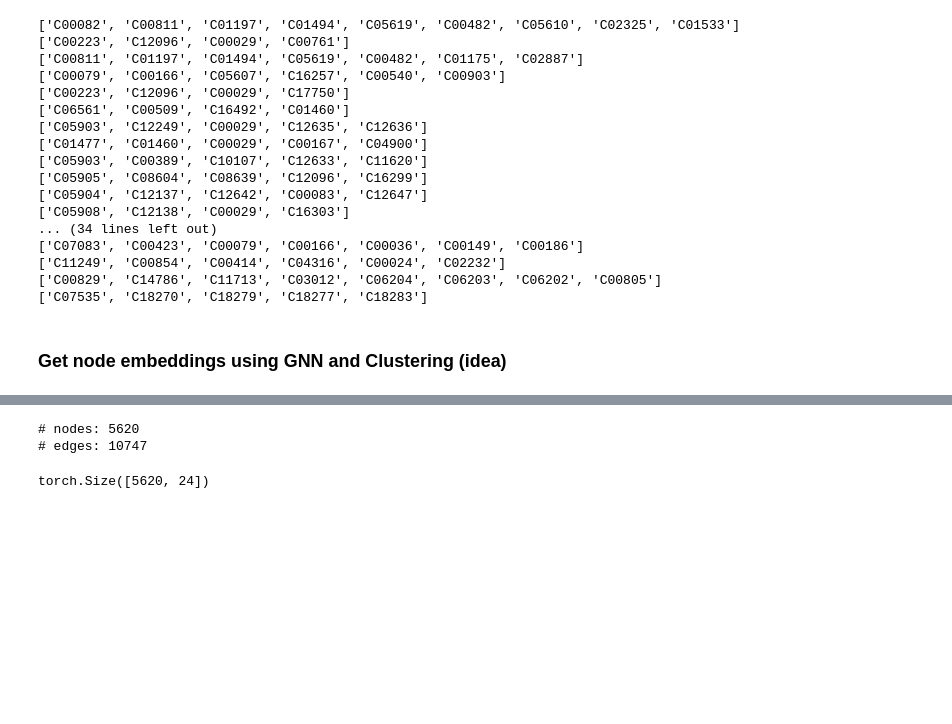
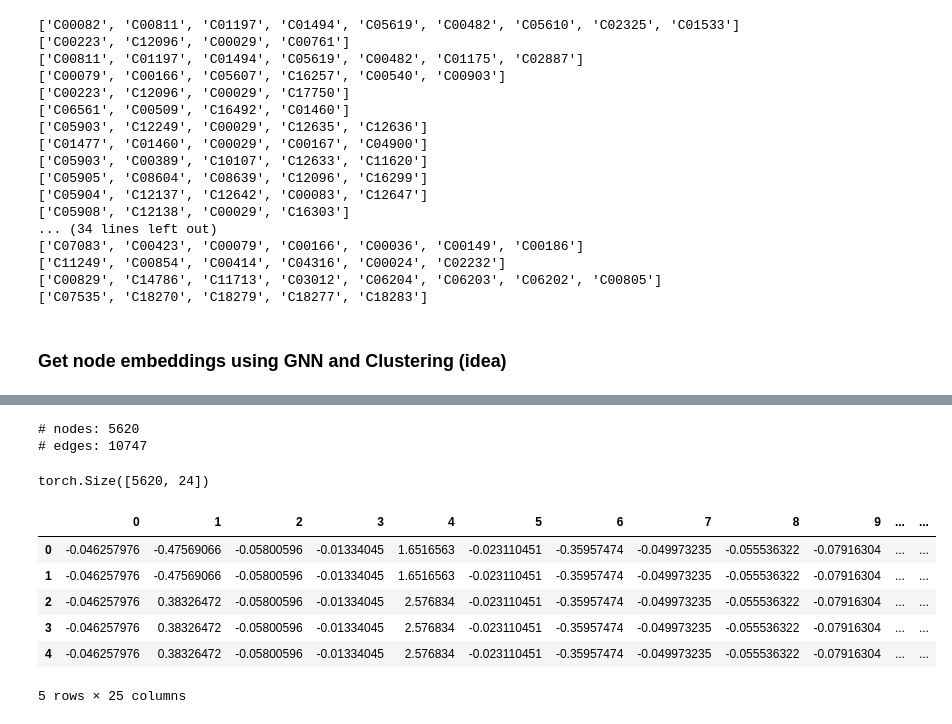
Before and after one commit to costasmexis/pathwayFinder, a Jupyter notebook: main.ipynb, the cells around one changed output, grey strips where cells are left out. Drawn from its saved outputs; the diff is of its cells as text; code cells hidden in the pictures; blank space fills up the shorter version.

```diff
--- a/main.ipynb
+++ b/main.ipynb
@@ -394,22 +375,0 @@ df.head()
-# %%
-G = nx.Graph()
-
-# iterate over the rows of the DataFrame and add each edge to the graph
-for index, row in pairs.iterrows():
-    source = row['source']
-    target = row['target']
-    G.add_edge(source, target)
-
-# Add df cols as node features
-node_data = df.set_index('id').to_dict('index')
-
-# Add the node features to the graph
-for node, data in G.nodes(data=True):
-    node_features = node_data.get(node)
-    if node_features:
-        data.update(node_features)
-
-print('# nodes:', G.number_of_nodes(), "\n# edges:", G.number_of_edges())
-# %% [output]
-# nodes: 5620
-# edges: 10747
@@ -416,14 +378,68 @@ print('# nodes:', G.number_of_nodes(), "\n# edges:", G.number_of_edges())
+# %%
+from sklearn.preprocessing import StandardScaler
+
+'''Scale df'''
+# Select the columns with non-object data types
+numeric_cols = df.select_dtypes(include=['int', 'float']).columns
+
+# Apply standard scaling to the selected columns
+scaler = StandardScaler()
+df[numeric_cols] = scaler.fit_transform(df[numeric_cols])
+
+'''Recreate Graph'''
+G = nx.Graph()
+
+# iterate over the rows of the DataFrame and add each edge to the graph
+for index, row in pairs.iterrows():
+    source = row['source']
+    target = row['target']
+    G.add_edge(source, target)
+
+# Add df cols as node features
+node_data = df.set_index('id').to_dict('index')
+
+# Add the node features to the graph
+for node, data in G.nodes(data=True):
+    node_features = node_data.get(node)
+    if node_features:
+        data.update(node_features)
+
+print('# nodes:', G.number_of_nodes(), "\n# edges:", G.number_of_edges())
+# %% [output]
+# nodes: 5620
+# edges: 10747
 # %%
 from torch_geometric.utils.convert import from_networkx
 import torch_geometric.transforms as T
 from torch_geometric.nn import SAGEConv
 import torch
 import torch.nn as nn
 import torch.nn.functional as F
 
 node_features = [col for col in df.drop(['id', 'formula'], axis=1).columns]
 
 data = from_networkx(G, group_node_attrs=node_features)
-data.x.shape
+print(data.x.shape)
+
+# Map node names to integers
+mapping = {node: i for i, node in enumerate(G.nodes())}
+G = nx.relabel_nodes(G, mapping)
+
+# Add a new column to data.x with the node names from the mapping
+node_names = [None] * len(data.x)
+for node, index in mapping.items():
+    node_names[index] = node
+
+graph_data = np.column_stack((data.x, node_names))
+graph_data = pd.DataFrame(graph_data)
+
+display(graph_data.head())
 # %% [output]
 torch.Size([5620, 24])
+|  | 0 | 1 | 2 | 3 | 4 | 5 | 6 | 7 | 8 | 9 | ... | ... |
+| 0 | -0.046257976 | -0.47569066 | -0.05800596 | -0.01334045 | 1.6516563 | -0.023110451 | -0.35957474 | -0.049973235 | -0.055536322 | -0.07916304 | ... | ... |
+| 1 | -0.046257976 | -0.47569066 | -0.05800596 | -0.01334045 | 1.6516563 | -0.023110451 | -0.35957474 | -0.049973235 | -0.055536322 | -0.07916304 | ... | ... |
+| 2 | -0.046257976 | 0.38326472 | -0.05800596 | -0.01334045 | 2.576834 | -0.023110451 | -0.35957474 | -0.049973235 | -0.055536322 | -0.07916304 | ... | ... |
+| 3 | -0.046257976 | 0.38326472 | -0.05800596 | -0.01334045 | 2.576834 | -0.023110451 | -0.35957474 | -0.049973235 | -0.055536322 | -0.07916304 | ... | ... |
+| 4 | -0.046257976 | 0.38326472 | -0.05800596 | -0.01334045 | 2.576834 | -0.023110451 | -0.35957474 | -0.049973235 | -0.055536322 | -0.07916304 | ... | ... |
+5 rows × 25 columns
```
Also changed, not shown: parts of 36 cells of this notebook, 1 other file.
